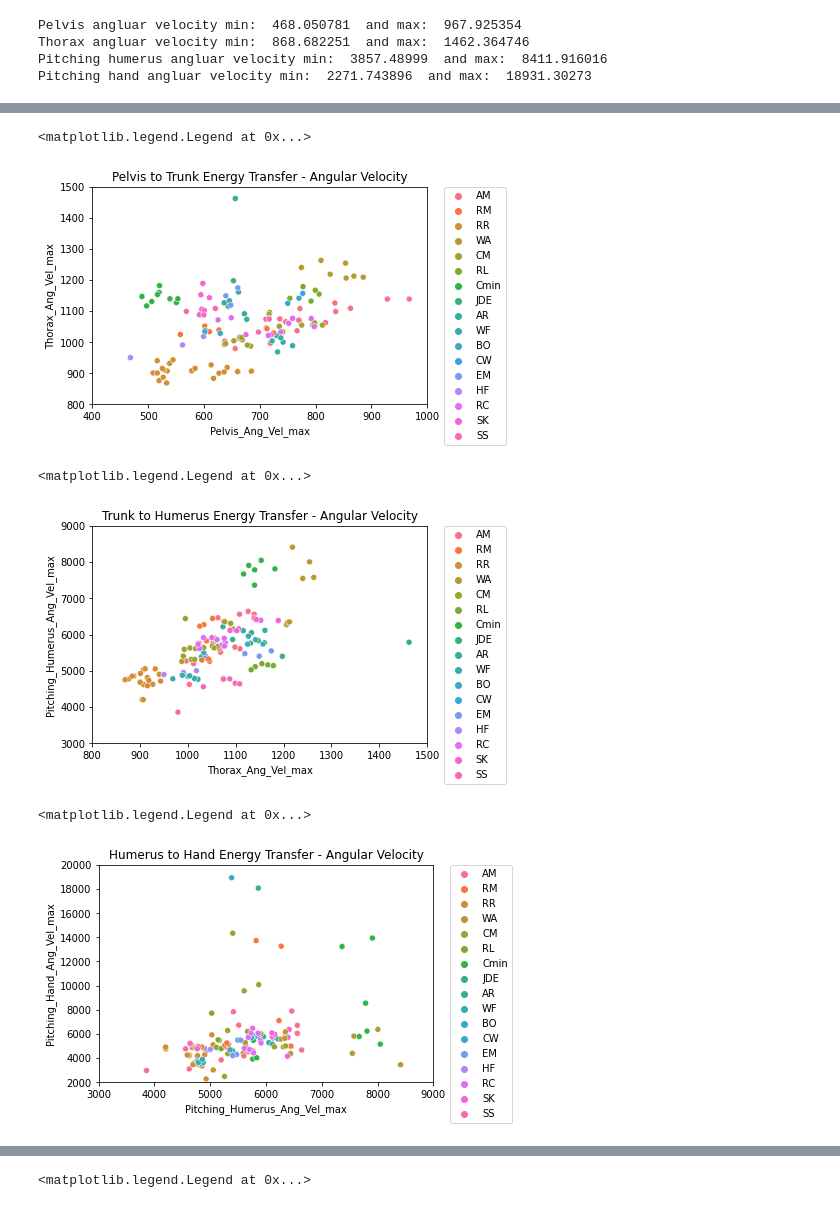
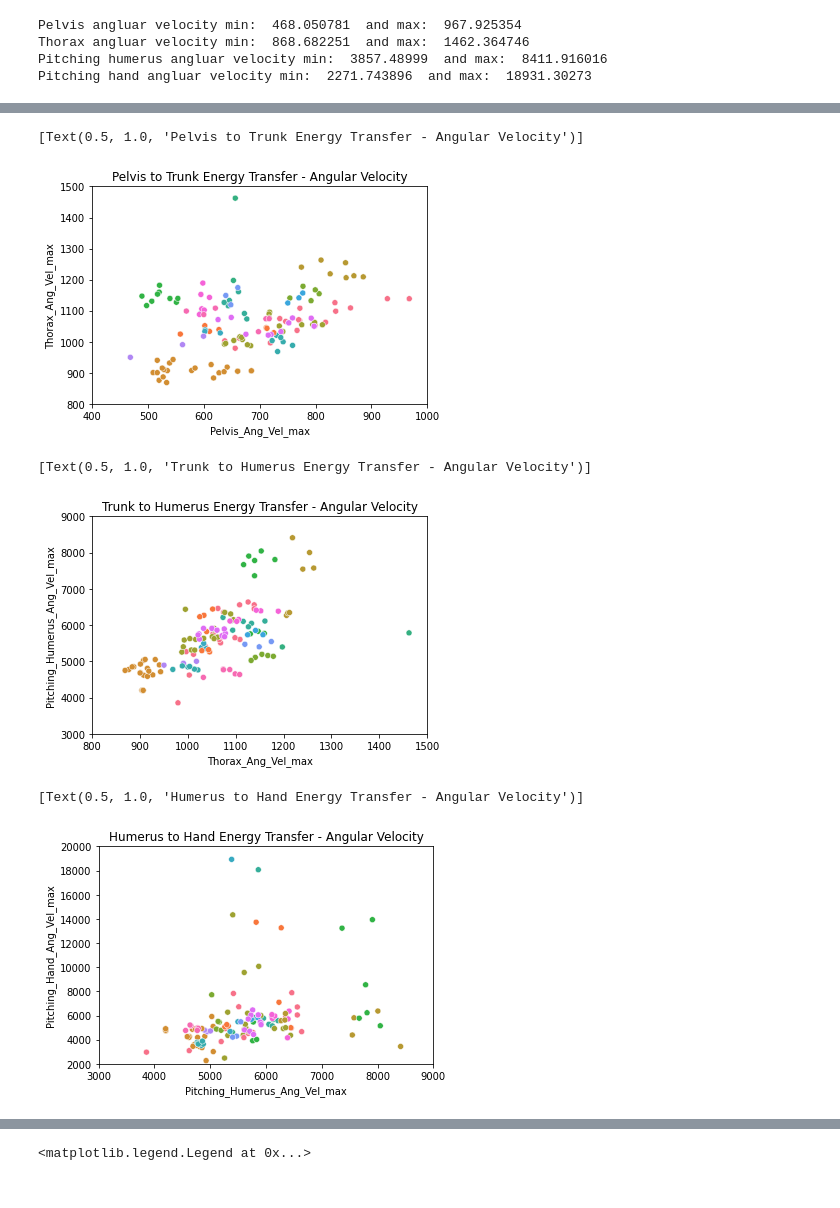
Before and after one commit to joeymylott/WakeForestBiomechanicsAndAnalytics, a Jupyter notebook: BiomechanicsVisualization (no names).ipynb, the cells around one changed output, grey strips where cells are left out. Saved outputs shown, nothing was run; the diff lists cells and outputs as text; code cells hidden in the pictures.

```diff
--- a/BiomechanicsVisualization (no names).ipynb
+++ b/BiomechanicsVisualization (no names).ipynb
@@ -10,7 +10,7 @@ import seaborn as sns
 
 # Download csv file of biomechanics data
 
-wakedf = pd.read_csv(r'C:\Users\joeym\Documents\Wake Forest\Pitching Lab\WakePitchersAsOfJan2021.csv')
+wakedf = pd.read_csv(r'C:\Users\joeym\Documents\Wake Forest\Pitching Lab\Baseball Analytics\Team Biomechanics\WakePitchersAsOfJan2021.csv')
 wakedf = wakedf.drop(columns = ['Unnamed: 0'])
 wakedf
 # %% [output]
@@ -133,39 +133,36 @@ sequence.set(title="Linear Model - Pelvis to Trunk Angular Velocity")
 # %%
 # Scatter plot of kinematic sequences points 1 & 2
 # Pelvis angular velocity VS Thorax angular velocity
 
-ksequence1 = sns.scatterplot(x='Pelvis_Ang_Vel_max', y='Thorax_Ang_Vel_max', data=wakefb, hue='Pitcher')
+ksequence1 = sns.scatterplot(x='Pelvis_Ang_Vel_max', y='Thorax_Ang_Vel_max', data=wakefb, hue='Pitcher', legend=False)
 ksequence1.set(xlim=(400, 1000))
 ksequence1.set(ylim=(800, 1500))
 ksequence1.set(title="Pelvis to Trunk Energy Transfer - Angular Velocity")
-plt.legend(bbox_to_anchor=(1.05, 1), loc=2, borderaxespad=0.)
 # %% [output]
-<matplotlib.legend.Legend at 0x...>
+[Text(0.5, 1.0, 'Pelvis to Trunk Energy Transfer - Angular Velocity')]
-[figure, old version]
+[figure, new version]
 # %%
 # Scatter plot of kinematic sequences points 2 & 3
 # Thorax angular velocity VS Pitching humerus angular velocity
 
-ksequence2 = sns.scatterplot(x='Thorax_Ang_Vel_max', y='Pitching_Humerus_Ang_Vel_max', data=wakefb, hue='Pitcher')
+ksequence2 = sns.scatterplot(x='Thorax_Ang_Vel_max', y='Pitching_Humerus_Ang_Vel_max', data=wakefb, hue='Pitcher', legend=False)
 ksequence2.set(xlim=(800, 1500))
 ksequence2.set(ylim=(3000, 9000))
 ksequence2.set(title="Trunk to Humerus Energy Transfer - Angular Velocity")
-plt.legend(bbox_to_anchor=(1.05, 1), loc=2, borderaxespad=0.)
 # %% [output]
-<matplotlib.legend.Legend at 0x...>
+[Text(0.5, 1.0, 'Trunk to Humerus Energy Transfer - Angular Velocity')]
-[figure, old version]
+[figure, new version]
 # %%
 # Scatter plot of kinematic sequences points 3 & 4
 # Pitching humerus angular velocity VS Pitching hand angular velocity
 
-ksequence3 = sns.scatterplot(x='Pitching_Humerus_Ang_Vel_max', y='Pitching_Hand_Ang_Vel_max', data=wakefb, hue='Pitcher')
+ksequence3 = sns.scatterplot(x='Pitching_Humerus_Ang_Vel_max', y='Pitching_Hand_Ang_Vel_max', data=wakefb, hue='Pitcher', legend=False)
 ksequence3.set(xlim=(3000, 9000))
 ksequence3.set(ylim=(2000, 20000))
 ksequence3.set(title="Humerus to Hand Energy Transfer - Angular Velocity")
-plt.legend(bbox_to_anchor=(1.05, 1), loc=2, borderaxespad=0.)
 # %% [output]
-<matplotlib.legend.Legend at 0x...>
+[Text(0.5, 1.0, 'Humerus to Hand Energy Transfer - Angular Velocity')]
-[figure, old version]
+[figure, new version]
 # %%
 # Look into elbow extension velocity instead of hand angular velocity
 
```
Also changed, not shown: parts of 10 cells of this notebook.
